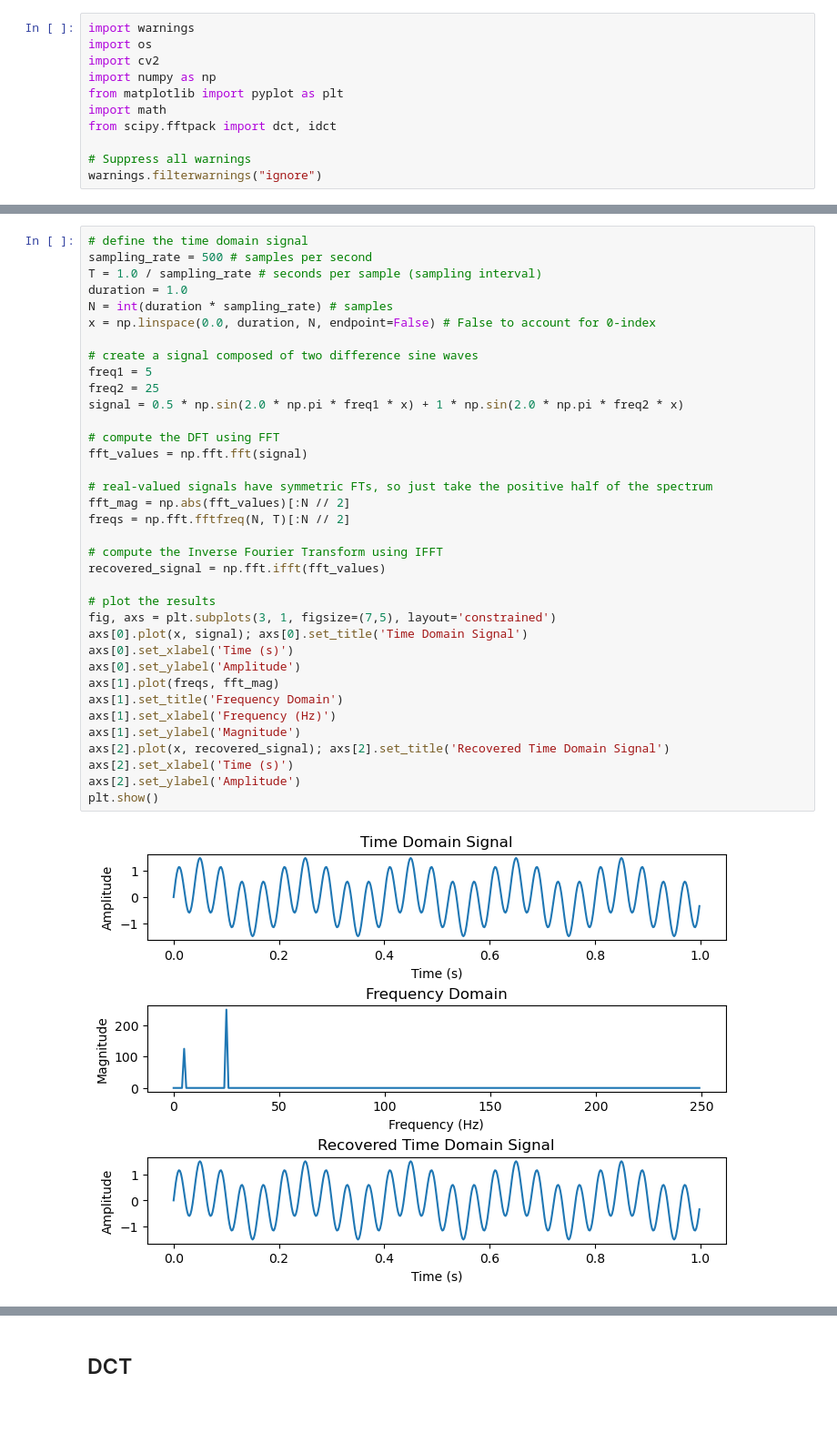
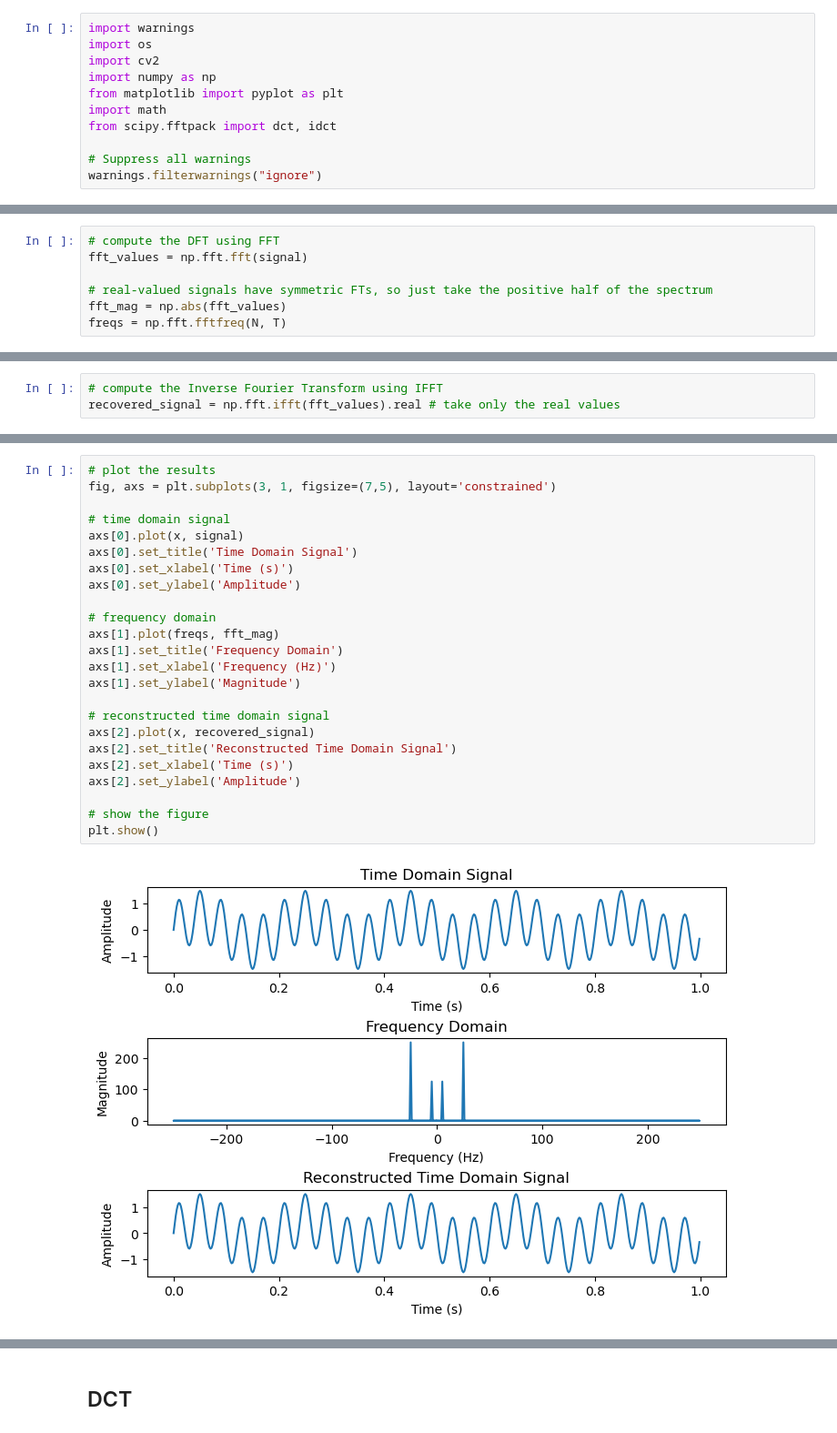
Before and after one commit to jacob-cunningham-ds/ece_2390, a Jupyter notebook: notes/04_lecture.ipynb, the cells around one changed output, grey strips where cells are left out. Shown: that part at 91% size. Saved outputs shown, nothing was run; the diff lists cells and outputs as text.

```diff
--- a/notes/04_lecture.ipynb
+++ b/notes/04_lecture.ipynb
@@ -100,0 +128,7 @@ $$
+# %%
+# compute the DFT using FFT
+fft_values = np.fft.fft(signal)
+
+# real-valued signals have symmetric FTs, so just take the positive half of the spectrum
+fft_mag = np.abs(fft_values)
+freqs = np.fft.fftfreq(N, T)
@@ -100,0 +141,3 @@ $$
+# %%
+# compute the Inverse Fourier Transform using IFFT
+recovered_signal = np.fft.ifft(fft_values).real # take only the real values
@@ -101,39 +146,27 @@ $$
 # %%
-# define the time domain signal
-sampling_rate = 500 # samples per second
-T = 1.0 / sampling_rate # seconds per sample (sampling interval)
-duration = 1.0
-N = int(duration * sampling_rate) # samples
-x = np.linspace(0.0, duration, N, endpoint=False) # False to account for 0-index
-
-# create a signal composed of two difference sine waves
-freq1 = 5
-freq2 = 25
-signal = 0.5 * np.sin(2.0 * np.pi * freq1 * x) + 1 * np.sin(2.0 * np.pi * freq2 * x)
-
-# compute the DFT using FFT
-fft_values = np.fft.fft(signal)
-
-# real-valued signals have symmetric FTs, so just take the positive half of the spectrum
-fft_mag = np.abs(fft_values)[:N // 2]
-freqs = np.fft.fftfreq(N, T)[:N // 2]
-
-# compute the Inverse Fourier Transform using IFFT
-recovered_signal = np.fft.ifft(fft_values)
-
 # plot the results
 fig, axs = plt.subplots(3, 1, figsize=(7,5), layout='constrained')
-axs[0].plot(x, signal); axs[0].set_title('Time Domain Signal')
+
+# time domain signal
+axs[0].plot(x, signal)
+axs[0].set_title('Time Domain Signal')
 axs[0].set_xlabel('Time (s)')
 axs[0].set_ylabel('Amplitude')
+
+# frequency domain
 axs[1].plot(freqs, fft_mag)
 axs[1].set_title('Frequency Domain')
 axs[1].set_xlabel('Frequency (Hz)')
 axs[1].set_ylabel('Magnitude')
-axs[2].plot(x, recovered_signal); axs[2].set_title('Recovered Time Domain Signal')
+
+# reconstructed time domain signal
+axs[2].plot(x, recovered_signal)
+axs[2].set_title('Reconstructed Time Domain Signal')
 axs[2].set_xlabel('Time (s)')
 axs[2].set_ylabel('Amplitude')
+
+# show the figure
 plt.show()
 # %% [output]
-[figure, old version]
+[figure, new version]
 # %% [markdown]
```
Also changed, not shown: parts of 29 cells of this notebook.
